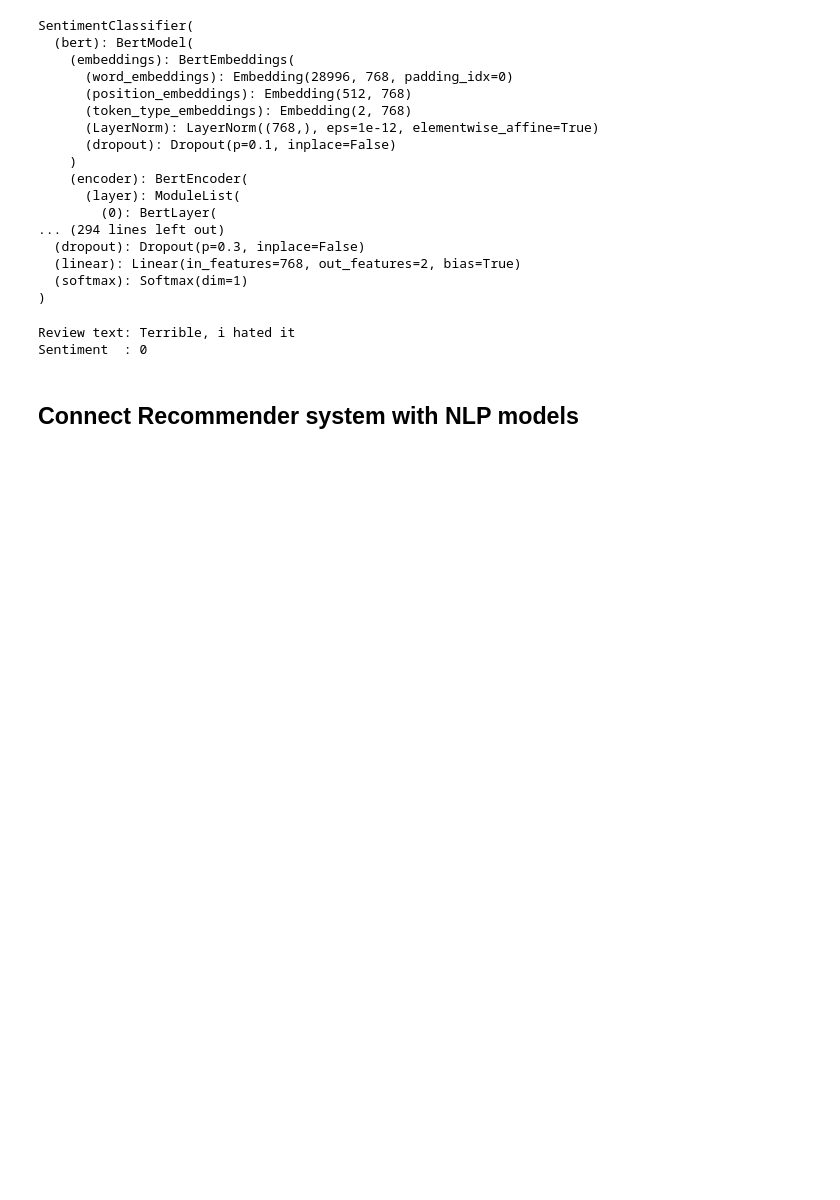
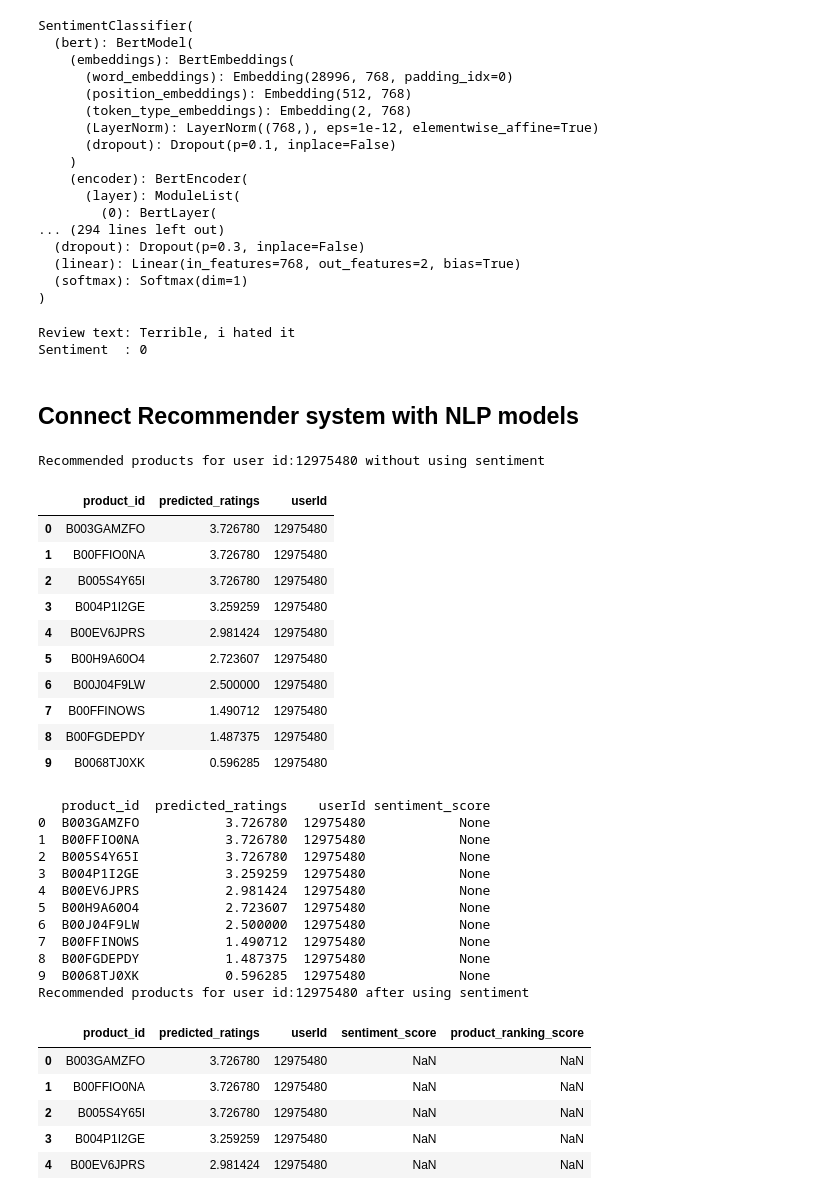
Before and after one commit to Frederico-lp/Recommender-System, a Jupyter notebook: rs_nlp.ipynb, the cells around one changed output. Cells and saved outputs as stored; diff of their text form; code cells hidden in the pictures; blank space fills up the shorter version.

```diff
--- a/rs_nlp.ipynb
+++ b/rs_nlp.ipynb
@@ -297,29 +314,27 @@ Sentiment  : 0
 # %%
+import pandas as pd
+from sklearn.preprocessing import MinMaxScaler
+
 def find_top_recommendations(pred_rating_df, userid, topn):
     recommendation = pred_rating_df.loc[userid].sort_values(ascending=False)[0:topn]
     recommendation = pd.DataFrame(recommendation).reset_index().rename(columns={userid:'predicted_ratings'})
     return recommendation
 
-def get_sentiment_product(x):
-    ## Get review list for given product
-    product_name_review_list = df_prod_review[df_prod_review['prod_name']== x]['Review'].tolist()
-    ## Transform review list into DTM (Document/review Term Matrix)
-    features= word_vectorizer.transform(product_name_review_list)
-    ## Predict sentiment
-    return model.predict(features).mean()
 
-def find_top_pos_recommendation(user_final_rating, user_input, df_prod_review, word_vectorizer,\
-                                 model, no_recommendation):
+def find_top_pos_recommendation(user_final_rating, user_id, no_recommendation):
     ## 10 is manually coded, need to change
     ## Generate top recommenddations using user-user based recommendation system w/o using sentiment analysis
-    recommendation_user_user = find_top_recommendations(user_final_rating, user_input, 10)
-    recommendation_user_user['userId'] = user_input
+    recommendation_user_user = find_top_recommendations(user_final_rating, user_id, 10)
+    recommendation_user_user['userId'] = user_id
     ## filter out recommendations where predicted rating is zero
     recommendation_user_user = recommendation_user_user[recommendation_user_user['predicted_ratings']!=0]
-    print("Recommended products for user id:{} without using sentiment".format(user_input))
+    print("Recommended products for user id:{} without using sentiment".format(user_id))
     display(recommendation_user_user)
     ## Get overall sentiment score for each recommended product
-    recommendation_user_user['sentiment_score'] = recommendation_user_user['prod_name'].apply(get_sentiment_product)
+
+    #recommendation_user_user['sentiment_score'] = recommendation_user_user['product_id'].apply(get_sentiment_product)
+    recommendation_user_user['sentiment_score'] = get_sentiment_products(recommendation_user_user['product_id'])
+    print(recommendation_user_user)
     ## Transform scale of sentiment so that it can be manipulated with predicted rating score
     scaler = MinMaxScaler(feature_range=(1, 5))
     scaler.fit(recommendation_user_user[['sentiment_score']])
@@ -327,6 +342,41 @@ def find_top_pos_recommendation(user_final_rating, user_input, df_prod_review, w
     ## Get final product ranking score using 1*Predicted rating of recommended product + 2*normalized sentiment score on scale of 1–5 of recommended product
     recommendation_user_user['product_ranking_score'] =  1*recommendation_user_user['predicted_ratings'] + \
                                                         2*recommendation_user_user['sentiment_score']
-    print("Recommended products for user id:{} after using sentiment".format(user_input))
+    print("Recommended products for user id:{} after using sentiment".format(user_id))
     ## Sort product ranking score in descending order and show only top `no_recommendation`
     display(recommendation_user_user.sort_values(by = ['product_ranking_score'],ascending = False).head(no_recommendation))
+# %%
+# Enter user id
+user_id = 12975480
+find_top_pos_recommendation(user_final_rating, user_id, 5)
+# %% [output]
+Recommended products for user id:12975480 without using sentiment
+|  | product_id | predicted_ratings | userId |
+| 0 | B003GAMZFO | 3.726780 | 12975480 |
+| 1 | B00FFIO0NA | 3.726780 | 12975480 |
+| 2 | B005S4Y65I | 3.726780 | 12975480 |
+| 3 | B004P1I2GE | 3.259259 | 12975480 |
+| 4 | B00EV6JPRS | 2.981424 | 12975480 |
+| 5 | B00H9A60O4 | 2.723607 | 12975480 |
+| 6 | B00J04F9LW | 2.500000 | 12975480 |
+| 7 | B00FFINOWS | 1.490712 | 12975480 |
+| 8 | B00FGDEPDY | 1.487375 | 12975480 |
+| 9 | B0068TJ0XK | 0.596285 | 12975480 |
+   product_id  predicted_ratings    userId sentiment_score
+0  B003GAMZFO           3.726780  12975480            None
+1  B00FFIO0NA           3.726780  12975480            None
+2  B005S4Y65I           3.726780  12975480            None
+3  B004P1I2GE           3.259259  12975480            None
+4  B00EV6JPRS           2.981424  12975480            None
+5  B00H9A60O4           2.723607  12975480            None
+6  B00J04F9LW           2.500000  12975480            None
+7  B00FFINOWS           1.490712  12975480            None
+8  B00FGDEPDY           1.487375  12975480            None
+9  B0068TJ0XK           0.596285  12975480            None
+Recommended products for user id:12975480 after using sentiment
+|  | product_id | predicted_ratings | userId | sentiment_score | product_ranking_score |
+| 0 | B003GAMZFO | 3.726780 | 12975480 | NaN | NaN |
+| 1 | B00FFIO0NA | 3.726780 | 12975480 | NaN | NaN |
+| 2 | B005S4Y65I | 3.726780 | 12975480 | NaN | NaN |
+| 3 | B004P1I2GE | 3.259259 | 12975480 | NaN | NaN |
+| 4 | B00EV6JPRS | 2.981424 | 12975480 | NaN | NaN |
```
Also changed, not shown: parts of 1 cell of this notebook.
